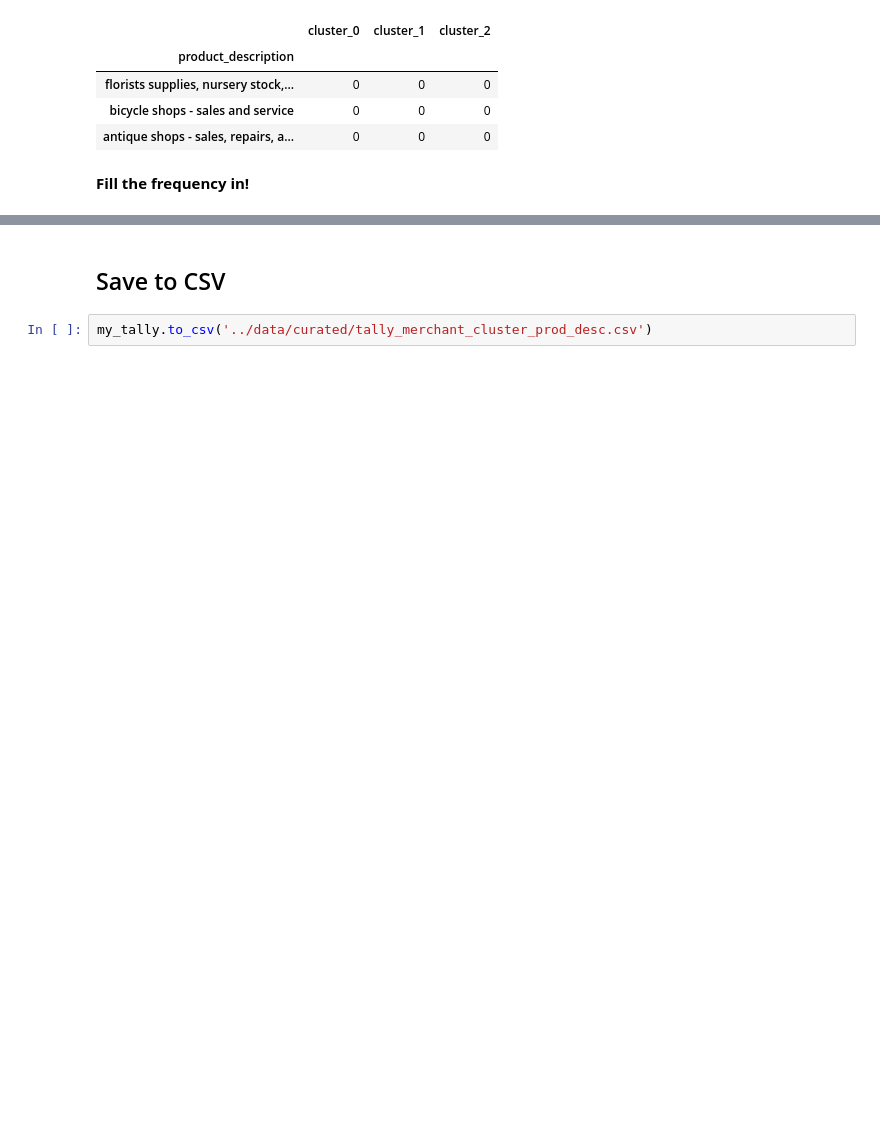
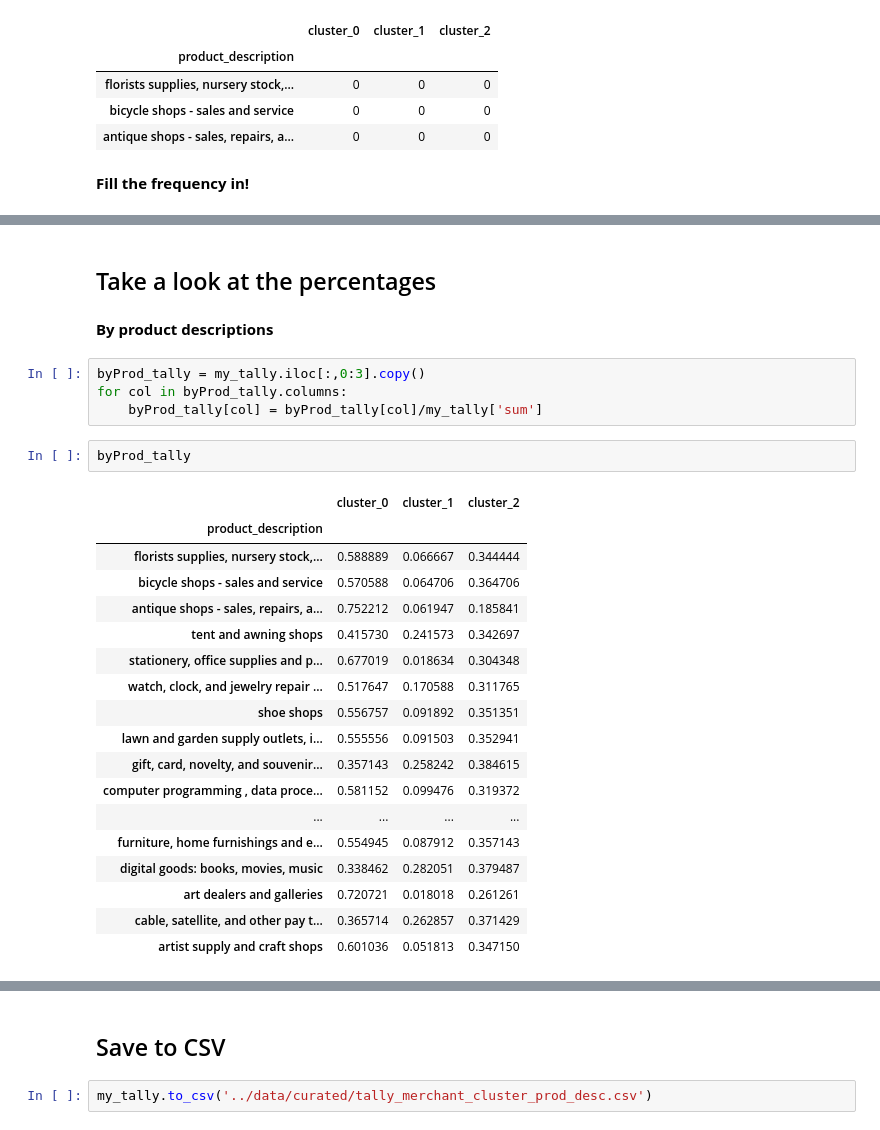
Before and after one commit to TGChenZP/MAST30034-A2_GroupWork_Py, a Jupyter notebook: notebooks/C_5_tally_merchant_cluster.ipynb, the cells around one changed output, grey strips where cells are left out. Drawn from its saved outputs; the diff is of its cells as text; blank space fills up the shorter version.

```diff
--- a/notebooks/C_5_tally_merchant_cluster.ipynb
+++ b/notebooks/C_5_tally_merchant_cluster.ipynb
@@ -133,0 +166,29 @@ display(my_tally)
+# %% [markdown]
+## Take a look at the percentages
+# %% [markdown]
+**By product descriptions**
+# %%
+byProd_tally = my_tally.iloc[:,0:3].copy()
+for col in byProd_tally.columns:
+    byProd_tally[col] = byProd_tally[col]/my_tally['sum']
+# %%
+byProd_tally
+# %% [output]
+|  | cluster_0 | cluster_1 | cluster_2 |
+| product_description |  |  |  |
+| florists supplies, nursery stock,... | 0.588889 | 0.066667 | 0.344444 |
+| bicycle shops - sales and service | 0.570588 | 0.064706 | 0.364706 |
+| antique shops - sales, repairs, a... | 0.752212 | 0.061947 | 0.185841 |
+| tent and awning shops | 0.415730 | 0.241573 | 0.342697 |
+| stationery, office supplies and p... | 0.677019 | 0.018634 | 0.304348 |
+| watch, clock, and jewelry repair ... | 0.517647 | 0.170588 | 0.311765 |
+| shoe shops | 0.556757 | 0.091892 | 0.351351 |
+| lawn and garden supply outlets, i... | 0.555556 | 0.091503 | 0.352941 |
+| gift, card, novelty, and souvenir... | 0.357143 | 0.258242 | 0.384615 |
+| computer programming , data proce... | 0.581152 | 0.099476 | 0.319372 |
+| ... | ... | ... | ... |
+| furniture, home furnishings and e... | 0.554945 | 0.087912 | 0.357143 |
+| digital goods: books, movies, music | 0.338462 | 0.282051 | 0.379487 |
+| art dealers and galleries | 0.720721 | 0.018018 | 0.261261 |
+| cable, satellite, and other pay t... | 0.365714 | 0.262857 | 0.371429 |
+| artist supply and craft shops | 0.601036 | 0.051813 | 0.347150 |
```
Also changed, not shown: parts of 10 cells of this notebook, 2 other files.
